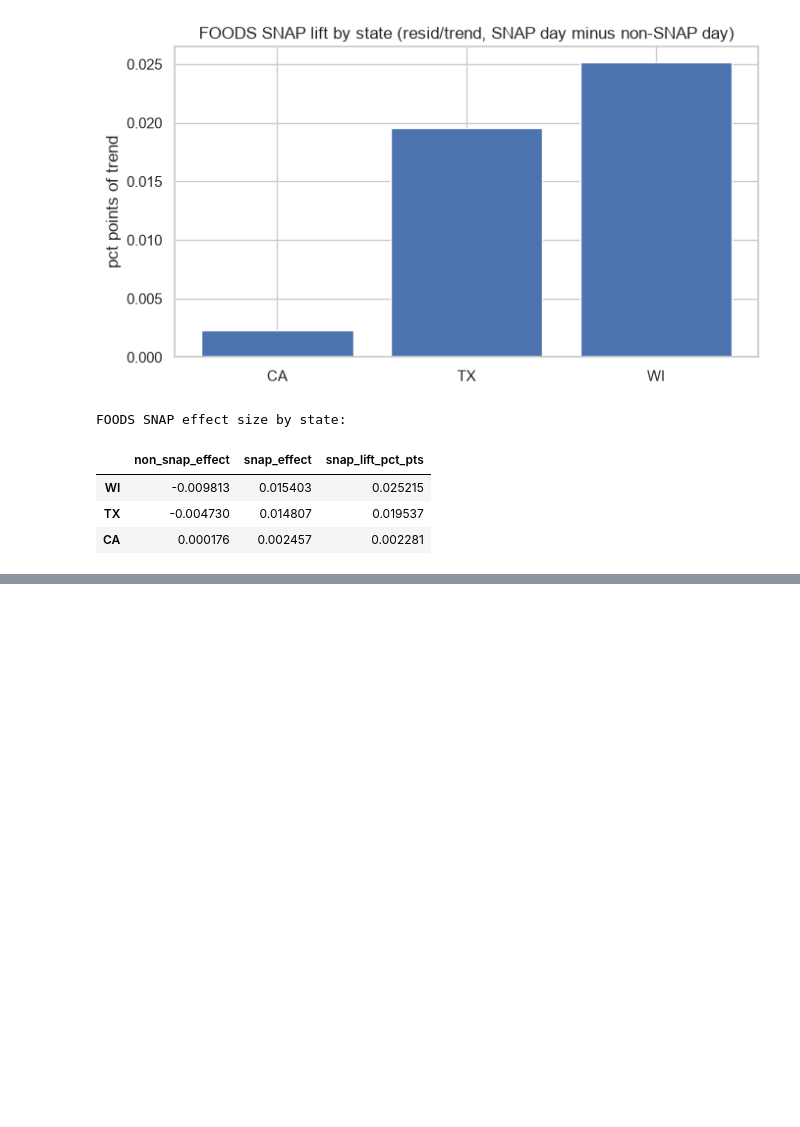
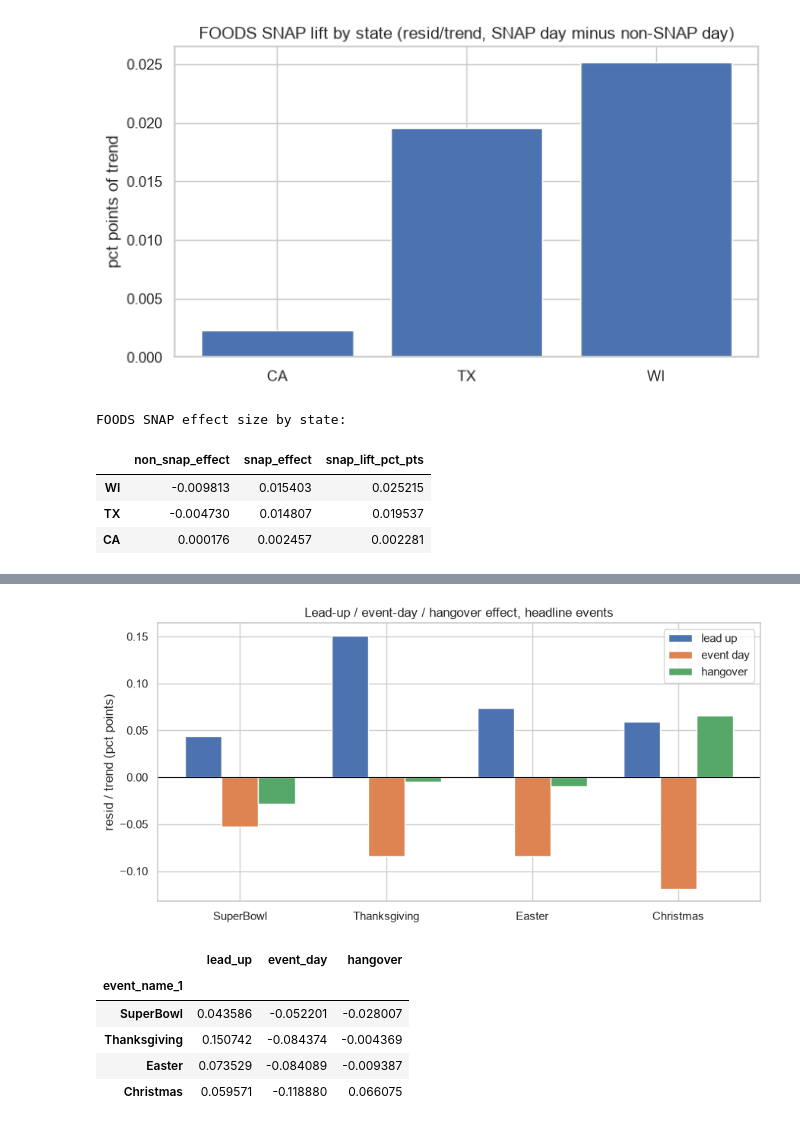
Before and after one commit to traha-89/M5_Forecasting_Accuracy, a Jupyter notebook: notebooks/02_eda.ipynb, the cells around one changed output, grey strips where cells are left out. Drawn from its saved outputs; the diff is of its cells as text; code cells hidden in the pictures; blank space fills up the shorter version.

```diff
--- a/notebooks/02_eda.ipynb
+++ b/notebooks/02_eda.ipynb
@@ -370,0 +498,28 @@ FOODS SNAP effect size by state:
+# %%
+headline_events = ["SuperBowl", "Thanksgiving", "Easter", "Christmas"]
+headline_df = event_effect_df.loc[headline_events, ["lead_up", "event_day", "hangover"]]
+
+fig, ax = plt.subplots(figsize=(9, 4.5))
+x = np.arange(len(headline_events))
+width = 0.25
+for i, phase in enumerate(["lead_up", "event_day", "hangover"]):
+    ax.bar(x + (i - 1) * width, headline_df[phase], width, label=phase.replace("_", " "))
+ax.axhline(0, color="black", lw=0.8)
+ax.set_xticks(x)
+ax.set_xticklabels(headline_events)
+ax.set_ylabel("resid / trend (pct points)")
+ax.set_title("Lead-up / event-day / hangover effect, headline events")
+ax.legend()
+fig.tight_layout()
+fig.savefig(FIGURES_DIR / "events_headline_phases.png", dpi=150)
+plt.show()
+
+headline_df
+# %% [output]
+[figure, added]
+|  | lead_up | event_day | hangover |
+| event_name_1 |  |  |  |
+| SuperBowl | 0.043586 | -0.052201 | -0.028007 |
+| Thanksgiving | 0.150742 | -0.084374 | -0.004369 |
+| Easter | 0.073529 | -0.084089 | -0.009387 |
+| Christmas | 0.059571 | -0.118880 | 0.066075 |
```
Also changed, not shown: parts of 29 cells of this notebook, 14 other files.
